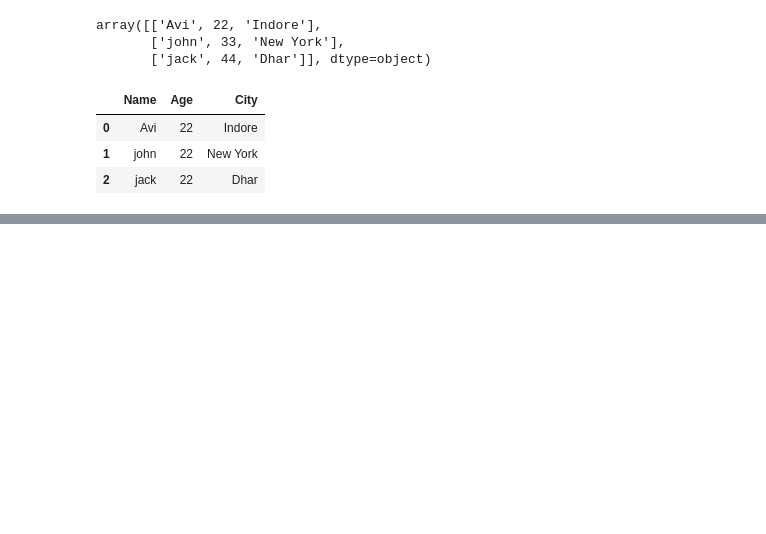
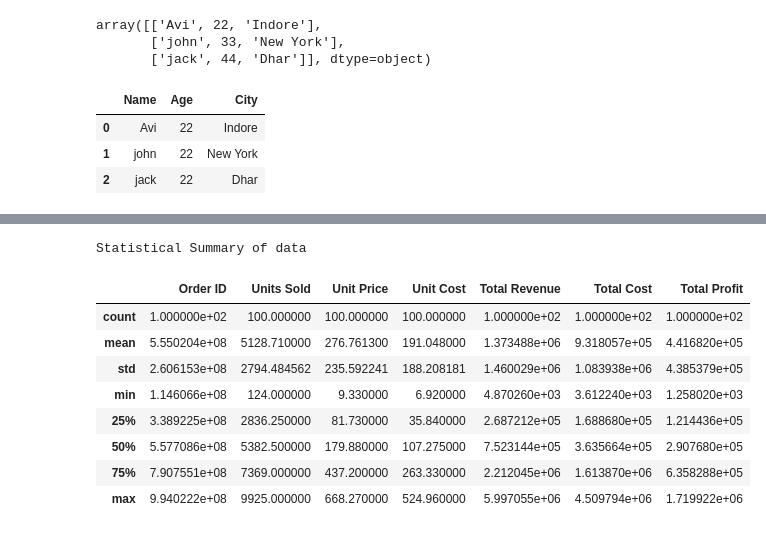
Before and after one commit to Avinash7868/pythonLearning, a Jupyter notebook: udemy_course/Data Analysis with python/pandas.ipynb, the cells around one changed output, grey strips where cells are left out. Cells and saved outputs as stored; diff of their text form; code cells hidden in the pictures; blank space fills up the shorter version.

```diff
--- a/udemy_course/Data Analysis with python/pandas.ipynb
+++ b/udemy_course/Data Analysis with python/pandas.ipynb
@@ -74,3 +74,8 @@ pd.DataFrame(data)
 | 0 | Avi | 22 | Indore |
 | 1 | john | 22 | New York |
 | 2 | jack | 22 | Dhar |
+# %%
+# Pandas with CSV
+df  = pd.read_csv("./sample_data/sales_records.csv")
+# First five records
+df.head()
@@ -76,0 +120,15 @@ pd.DataFrame(data)
+# %%
+# Describe the data frame
+print("\nStatistical Summary of data \n",)
+df.describe()
+# %% [output]
+Statistical Summary of data
+|  | Order ID | Units Sold | Unit Price | Unit Cost | Total Revenue | Total Cost | Total Profit |
+| count | 1.000000e+02 | 100.000000 | 100.000000 | 100.000000 | 1.000000e+02 | 1.000000e+02 | 1.000000e+02 |
+| mean | 5.550204e+08 | 5128.710000 | 276.761300 | 191.048000 | 1.373488e+06 | 9.318057e+05 | 4.416820e+05 |
+| std | 2.606153e+08 | 2794.484562 | 235.592241 | 188.208181 | 1.460029e+06 | 1.083938e+06 | 4.385379e+05 |
+| min | 1.146066e+08 | 124.000000 | 9.330000 | 6.920000 | 4.870260e+03 | 3.612240e+03 | 1.258020e+03 |
+| 25% | 3.389225e+08 | 2836.250000 | 81.730000 | 35.840000 | 2.687212e+05 | 1.688680e+05 | 1.214436e+05 |
+| 50% | 5.577086e+08 | 5382.500000 | 179.880000 | 107.275000 | 7.523144e+05 | 3.635664e+05 | 2.907680e+05 |
+| 75% | 7.907551e+08 | 7369.000000 | 437.200000 | 263.330000 | 2.212045e+06 | 1.613870e+06 | 6.358288e+05 |
+| max | 9.940222e+08 | 9925.000000 | 668.270000 | 524.960000 | 5.997055e+06 | 4.509794e+06 | 1.719922e+06 |
```
Also changed, not shown: parts of 21 cells of this notebook, 6 other files.
